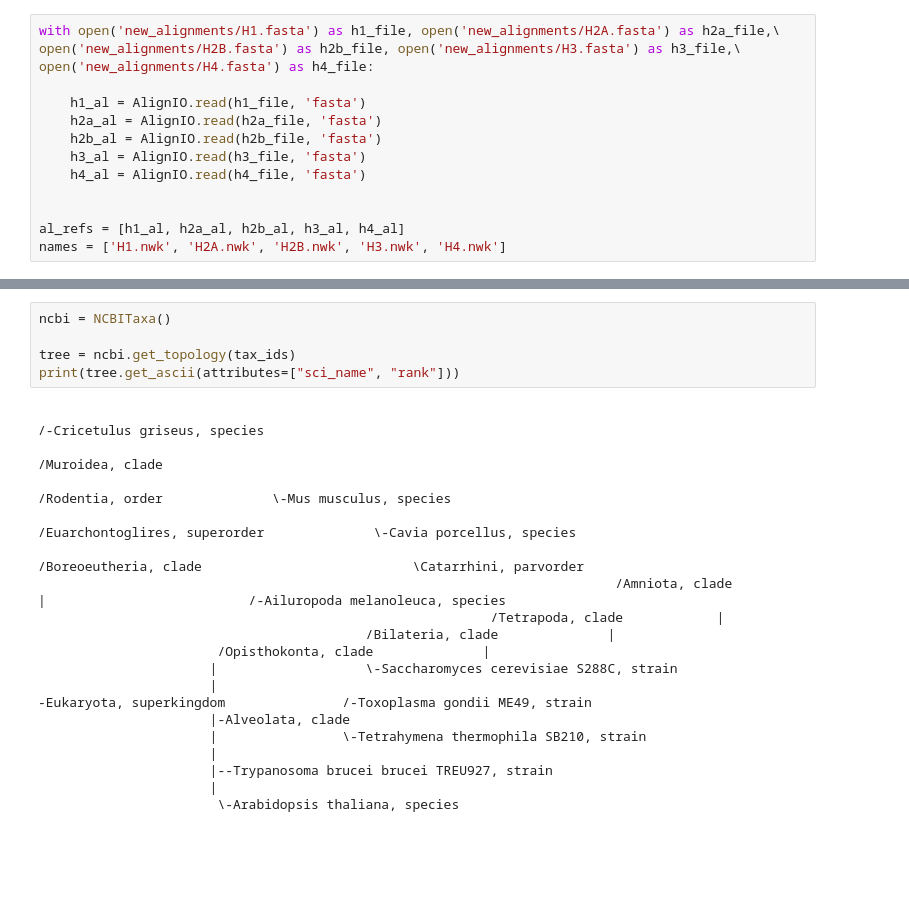
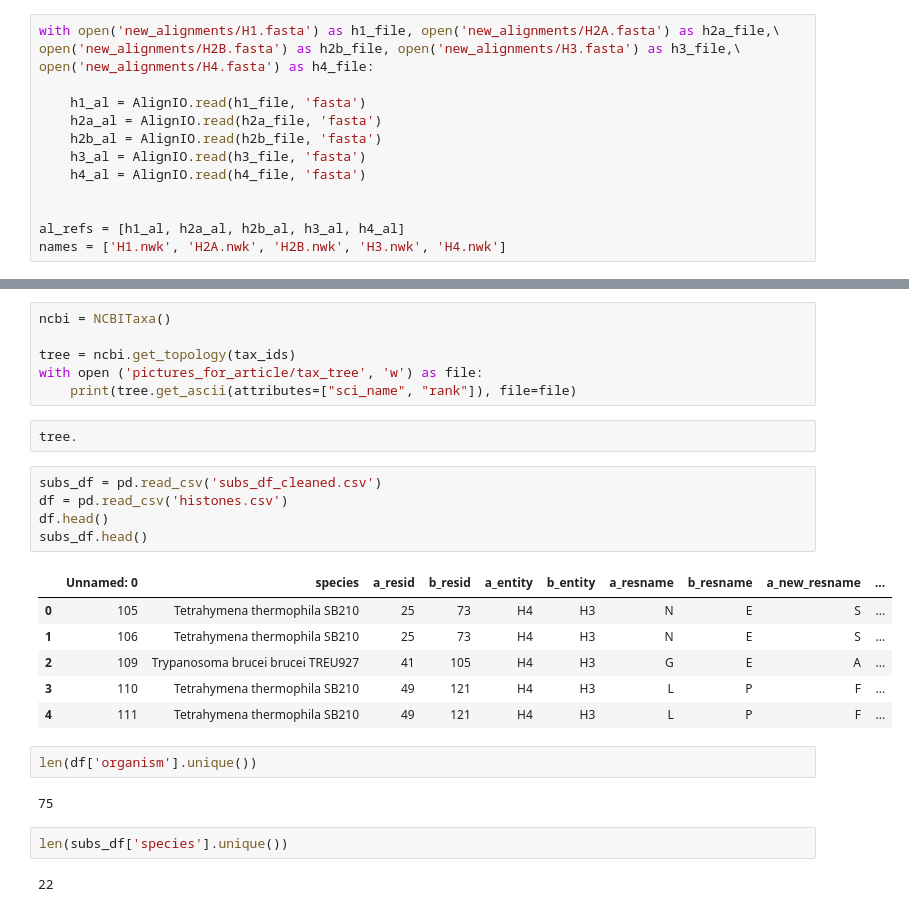
Before and after one commit to d-ryabov-biomsu/bio_practice, a Jupyter notebook: find_coev/make_trees.ipynb, the cells around one changed output, grey strips where cells are left out. Saved outputs shown, nothing was run; the diff lists cells and outputs as text; blank space fills up the shorter version.

```diff
--- a/find_coev/make_trees.ipynb
+++ b/find_coev/make_trees.ipynb
@@ -70,23 +70,27 @@ print(tax_ids)
 ncbi = NCBITaxa()
 
 tree = ncbi.get_topology(tax_ids)
-print(tree.get_ascii(attributes=["sci_name", "rank"]))
+with open ('pictures_for_article/tax_tree', 'w') as file:
+    print(tree.get_ascii(attributes=["sci_name", "rank"]), file=file)
-# %% [output]
-                                                                                                                                                                      /-Cricetulus griseus, species
-                                                                                                                                                       /Muroidea, clade
-                                                                                                                                        /Rodentia, order              \-Mus musculus, species
-                                                                                                            /Euarchontoglires, superorder              \-Cavia porcellus, species
-                                                                                        /Boreoeutheria, clade                           \Catarrhini, parvorder
-                                                                          /Amniota, clade                  |                          /-Ailuropoda melanoleuca, species
-                                                          /Tetrapoda, clade            |
-                                          /Bilateria, clade              |
-                       /Opisthokonta, clade              |
-                      |                   \-Saccharomyces cerevisiae S288C, strain
-                      |
--Eukaryota, superkingdom               /-Toxoplasma gondii ME49, strain
-                      |-Alveolata, clade
-                      |                \-Tetrahymena thermophila SB210, strain
-                      |
-                      |--Trypanosoma brucei brucei TREU927, strain
-                      |
-                       \-Arabidopsis thaliana, species
+# %% [raw]
+tree.
+# %%
+subs_df = pd.read_csv('subs_df_cleaned.csv')
+df = pd.read_csv('histones.csv')
+df.head()
+subs_df.head()
+# %% [output]
+|  | Unnamed: 0 | species | a_resid | b_resid | a_entity | b_entity | a_resname | b_resname | a_new_resname | ... |
+| 0 | 105 | Tetrahymena thermophila SB210 | 25 | 73 | H4 | H3 | N | E | S | ... |
+| 1 | 106 | Tetrahymena thermophila SB210 | 25 | 73 | H4 | H3 | N | E | S | ... |
+| 2 | 109 | Trypanosoma brucei brucei TREU927 | 41 | 105 | H4 | H3 | G | E | A | ... |
+| 3 | 110 | Tetrahymena thermophila SB210 | 49 | 121 | H4 | H3 | L | P | F | ... |
+| 4 | 111 | Tetrahymena thermophila SB210 | 49 | 121 | H4 | H3 | L | P | F | ... |
+# %%
+len(df['organism'].unique())
+# %% [output]
+75
+# %%
+len(subs_df['species'].unique())
+# %% [output]
+22
```
Also changed, not shown: parts of 5 cells of this notebook, 1 other file.
